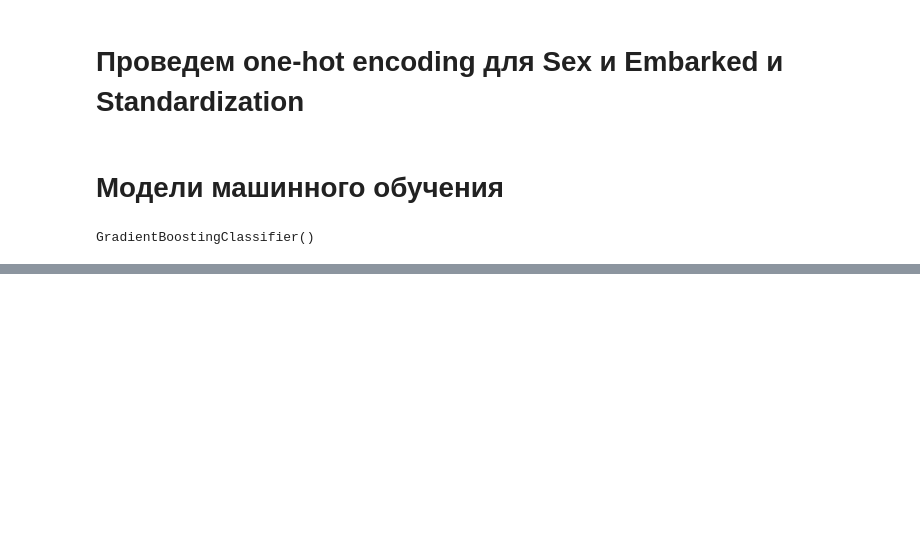
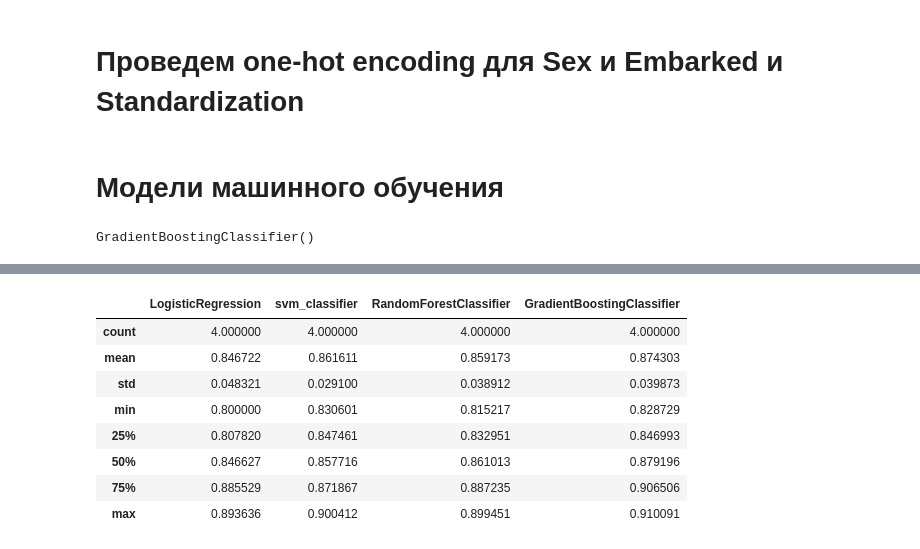
Before and after one commit to Tokey256/kaggle-projects, a Jupyter notebook: Titanic/titanic.ipynb, the cells around one changed output, grey strips where cells are left out. Drawn from its saved outputs; the diff is of its cells as text; code cells hidden in the pictures; blank space fills up the shorter version.

```diff
--- a/Titanic/titanic.ipynb
+++ b/Titanic/titanic.ipynb
@@ -477,3 +495,15 @@ ACCURACY SCORE for GradientBoostingClassifier: 0.8221153846153846
+# %%
+metrics_df.describe()
+# %% [output]
+|  | LogisticRegression | svm_classifier | RandomForestClassifier | GradientBoostingClassifier |
+| count | 4.000000 | 4.000000 | 4.000000 | 4.000000 |
+| mean | 0.846722 | 0.861611 | 0.859173 | 0.874303 |
+| std | 0.048321 | 0.029100 | 0.038912 | 0.039873 |
+| min | 0.800000 | 0.830601 | 0.815217 | 0.828729 |
+| 25% | 0.807820 | 0.847461 | 0.832951 | 0.846993 |
+| 50% | 0.846627 | 0.857716 | 0.861013 | 0.879196 |
+| 75% | 0.885529 | 0.871867 | 0.887235 | 0.906506 |
+| max | 0.893636 | 0.900412 | 0.899451 | 0.910091 |
 # %%
 plt.figure(figsize=(12, 8))
 plt.grid(True)
```
Also changed, not shown: parts of 19 cells of this notebook.
